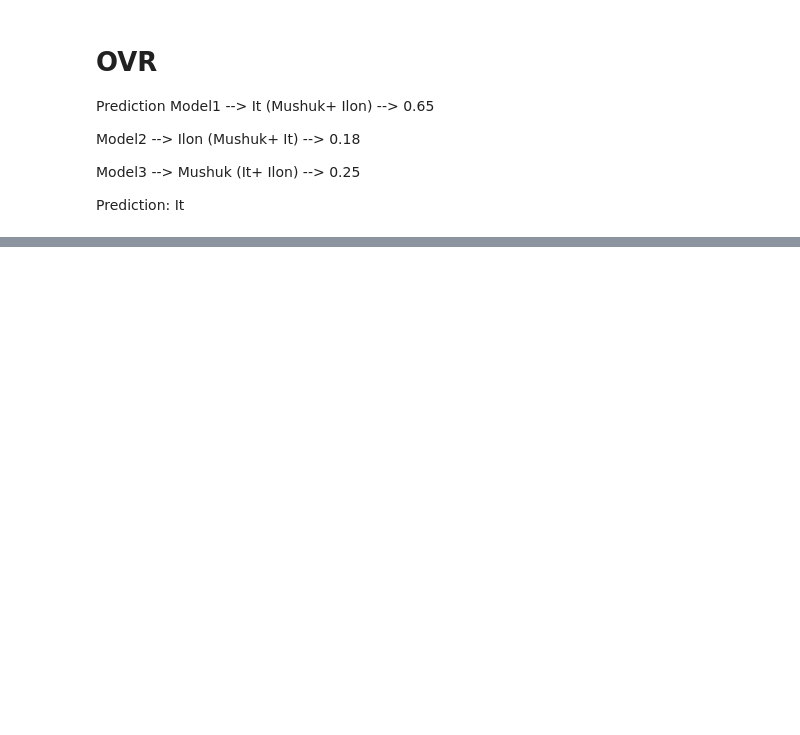
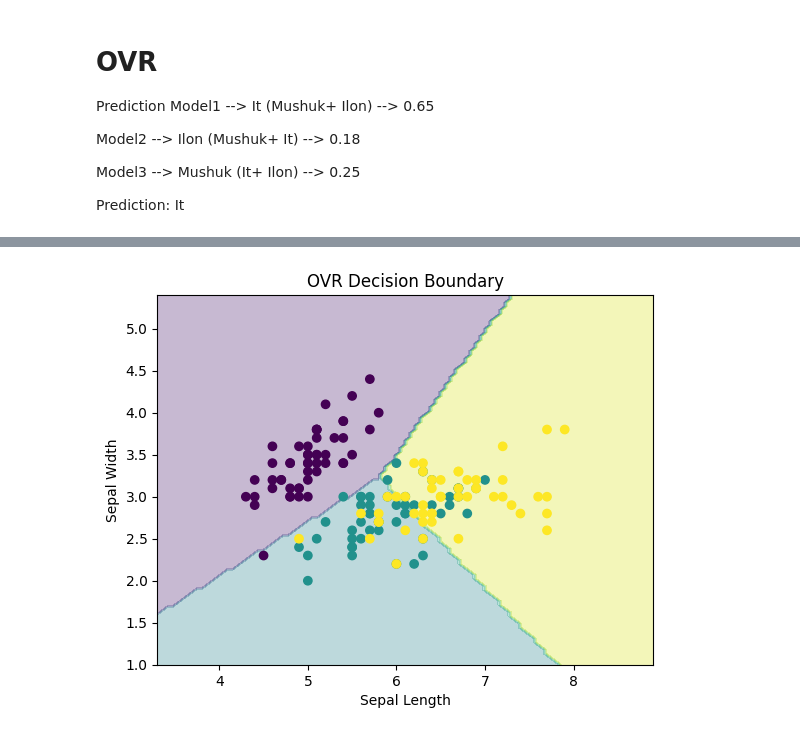
Before and after one commit to rrrasulbekruzmetov/Practise, a Jupyter notebook: Notebook/multi_class.ipynb, the cells around one changed output, grey strips where cells are left out. Saved outputs shown, nothing was run; the diff lists cells and outputs as text; code cells hidden in the pictures; blank space fills up the shorter version.

```diff
--- a/Notebook/multi_class.ipynb
+++ b/Notebook/multi_class.ipynb
@@ -50,0 +239,48 @@ Prediction: It
+# %%
+import numpy as np
+import pandas as pd
+import matplotlib.pyplot as plt
+
+from sklearn.datasets import load_iris
+from sklearn.model_selection import train_test_split
+from sklearn.multiclass import OneVsRestClassifier
+from sklearn.linear_model import LogisticRegression
+
+iris = load_iris()
+
+X = pd.DataFrame(iris.data, columns=iris.feature_names)
+y = iris.target
+
+
+x_small = X[['sepal length (cm)', 'sepal width (cm)']]
+
+
+x_train, X_test, y_train, y_test = train_test_split(
+    x_small, y, test_size=0.2, random_state=42
+)
+
+
+model = OneVsRestClassifier(LogisticRegression())
+model.fit(x_train, y_train)
+
+
+x_min, x_max = x_small.iloc[:,0].min()-1, x_small.iloc[:,0].max()+1
+y_min, y_max = x_small.iloc[:,1].min()-1, x_small.iloc[:,1].max()+1
+
+xx, yy = np.meshgrid(
+    np.linspace(x_min, x_max, 100),
+    np.linspace(y_min, y_max, 100)
+)
+
+Z = model.predict(np.c_[xx.ravel(), yy.ravel()])
+Z = Z.reshape(xx.shape)
+
+
+plt.contourf(xx, yy, Z, alpha=0.3)
+plt.scatter(x_small.iloc[:,0], x_small.iloc[:,1], c=y)
+plt.title("OVR Decision Boundary")
+plt.xlabel("Sepal Length")
+plt.ylabel("Sepal Width")
+plt.show()
+# %% [output]
+[figure, added]
```
Also changed, not shown: parts of 23 cells of this notebook.
